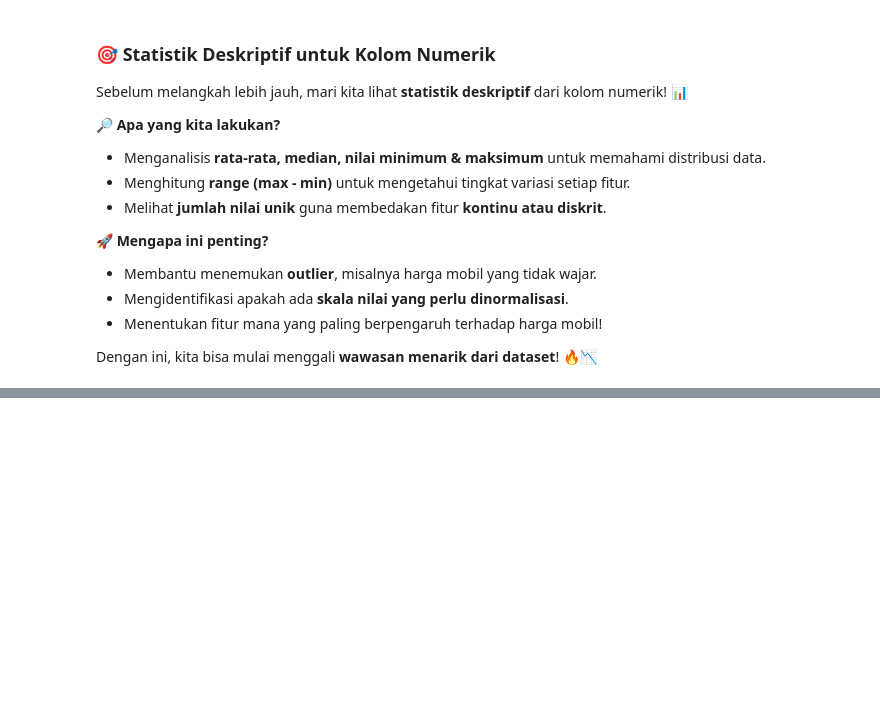
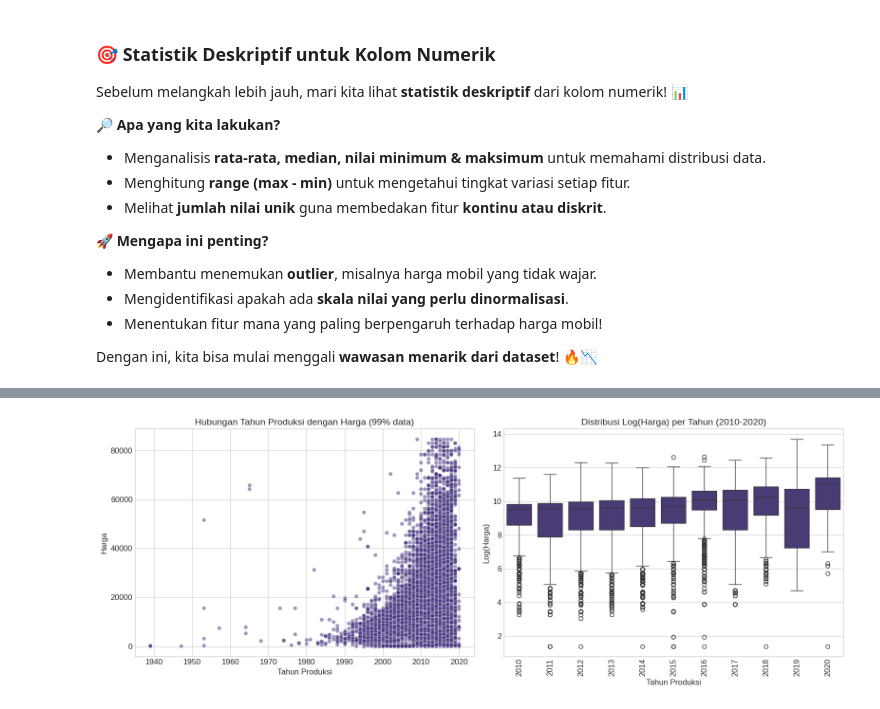
Before and after one commit to notsuperganang/Kelompok_2_Tugas02_Linear_Regression, a Jupyter notebook: main.ipynb, the cells around one changed output, grey strips where cells are left out. Saved outputs shown, nothing was run; the diff lists cells and outputs as text; code cells hidden in the pictures; blank space fills up the shorter version.

```diff
--- a/main.ipynb
+++ b/main.ipynb
@@ -349,0 +787,25 @@ Airbags: 17 nilai unik
+# %%
+plt.figure(figsize=(16, 6))
+
+# Scatter plot dengan filter persentil ke-99
+plt.subplot(1, 2, 1)
+filtered_df = df[df['Price'] <= p99]
+sns.scatterplot(x='Prod. year', y='Price', data=filtered_df, alpha=0.5)
+plt.title('Hubungan Tahun Produksi dengan Harga (99% data)', fontsize=14)
+plt.xlabel('Tahun Produksi')
+plt.ylabel('Harga')
+
+# Box plot dengan transformasi log
+plt.subplot(1, 2, 2)
+recent_years = df[df['Prod. year'] >= 2010].copy()
+recent_years['Log_Price'] = np.log1p(recent_years['Price'])
+sns.boxplot(x='Prod. year', y='Log_Price', data=recent_years)
+plt.title('Distribusi Log(Harga) per Tahun (2010-2020)', fontsize=14)
+plt.xlabel('Tahun Produksi')
+plt.ylabel('Log(Harga)')
+plt.xticks(rotation=90)
+
+plt.tight_layout()
+plt.show()
+# %% [output]
+[figure, added]
```
Also changed, not shown: parts of 59 cells of this notebook, 3 other files.
